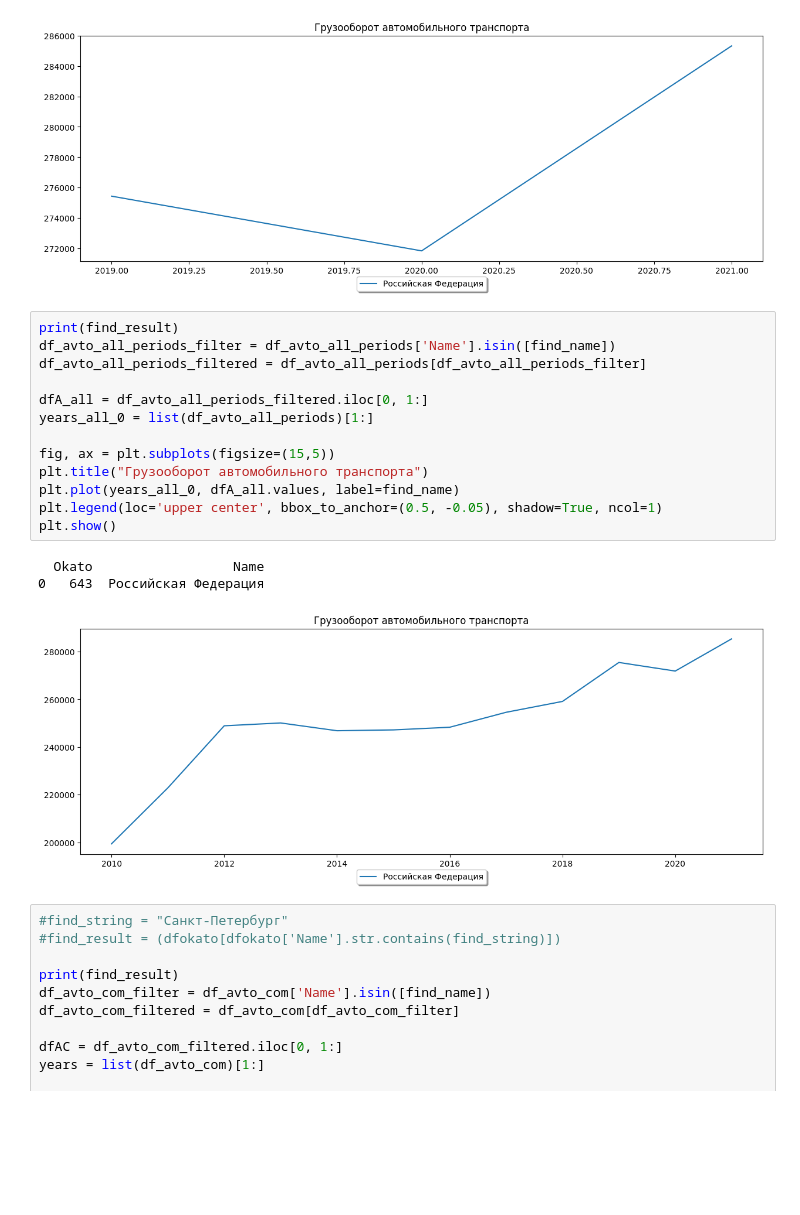
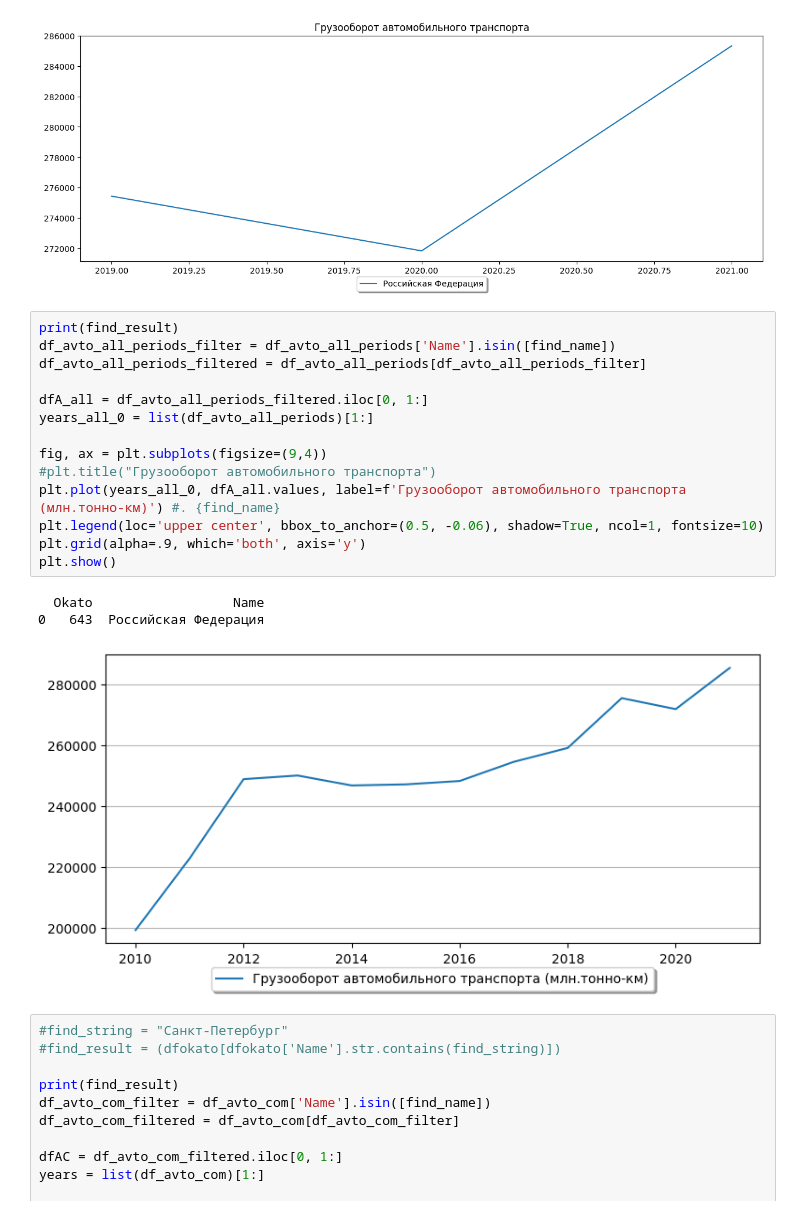
Before and after one commit to IHVH/data, a Jupyter notebook: CorrelateData.ipynb, the cells around one changed output. Drawn from its saved outputs; the diff is of its cells as text; blank space fills up the shorter version.

Commit message:
chart changes

```diff
--- a/CorrelateData.ipynb
+++ b/CorrelateData.ipynb
@@ -270,20 +270,21 @@ plt.show()
 # %%
 print(find_result)
 df_avto_all_periods_filter = df_avto_all_periods['Name'].isin([find_name])
 df_avto_all_periods_filtered = df_avto_all_periods[df_avto_all_periods_filter]
 
 dfA_all = df_avto_all_periods_filtered.iloc[0, 1:]
 years_all_0 = list(df_avto_all_periods)[1:]
 
-fig, ax = plt.subplots(figsize=(15,5))
-plt.title("Грузооборот автомобильного транспорта")
-plt.plot(years_all_0, dfA_all.values, label=find_name)
-plt.legend(loc='upper center', bbox_to_anchor=(0.5, -0.05), shadow=True, ncol=1)
+fig, ax = plt.subplots(figsize=(9,4))
+#plt.title("Грузооборот автомобильного транспорта")
+plt.plot(years_all_0, dfA_all.values, label=f'Грузооборот автомобильного транспорта (млн.тонно-км)') #. {find_name}
+plt.legend(loc='upper center', bbox_to_anchor=(0.5, -0.06), shadow=True, ncol=1, fontsize=10)
+plt.grid(alpha=.9, which='both', axis='y')
 plt.show()
 # %% [output]
   Okato                  Name
 0   643  Российская Федерация
-[figure, old version]
+[figure, new version]
 # %%
 #find_string = "Санкт-Петербург"
 #find_result = (dfokato[dfokato['Name'].str.contains(find_string)])
```
Also changed, not shown: parts of 6 cells of this notebook, 18 other files.
